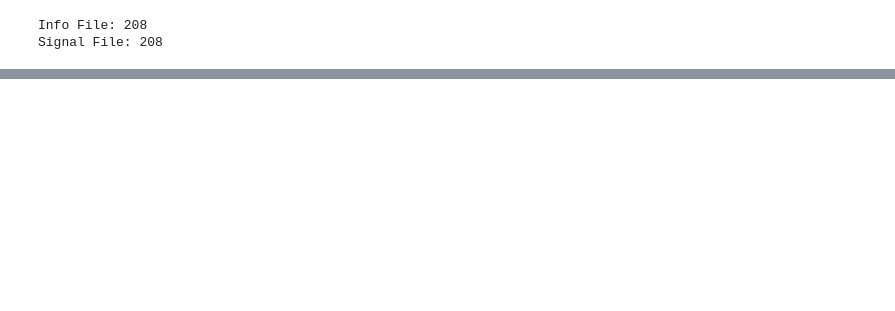
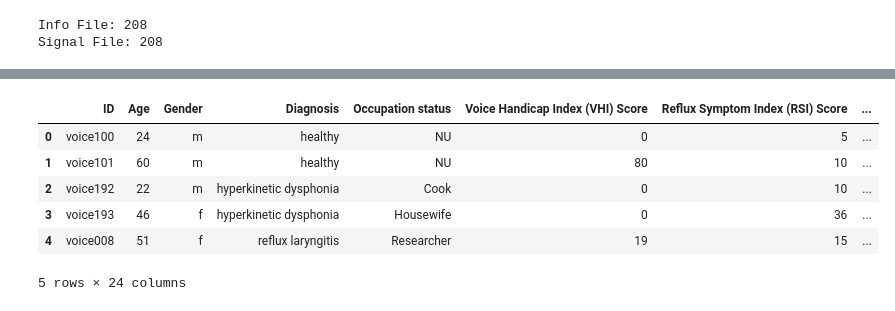
Before and after one commit to alyssahondrade/ml-perspectives-on-voice-disorder-diagnosis, a Jupyter notebook: data_exploration.ipynb, the cells around one changed output, grey strips where cells are left out. Cells and saved outputs as stored; diff of their text form; code cells hidden in the pictures; blank space fills up the shorter version.

Commit message:
converted the text files to a dataframe

```diff
--- a/data_exploration.ipynb
+++ b/data_exploration.ipynb
@@ -63,3 +64,37 @@ for file in files:
         # plt.xlabel('Sample Index')
         # plt.ylabel('Amplitude')
         # plt.show()
+# %%
+# Initialise the list to hold the dictionaries
+metadata_list = []
+
+# Parse the data in the info files
+for file in files:
+    # Initialise the dictionary to store the info
+    voice_metadata = dict()
+
+    # Look through info files only
+    if file.startswith("voice") and file.endswith("-info.txt"):
+        # Read the text file
+        with open(voiced_dataset + file, 'r') as file:
+            for line in file:
+                # print(line.strip())
+
+                # Split each line into a key, value pair using delimiter
+                key, value = map(str.strip, line.split('\t'))
+
+                # Ignore the empty lines by checking whitespaces
+                if not line.strip():
+                    continue
+                else:
+                    # Remove the colon
+                    key = key.replace(":", "")
+
+                    # Load the data to a dictionary
+                    voice_metadata[key] = value
+
+            # Append the dictionary to the list
+            metadata_list.append(voice_metadata)
+
+# Display the list of dictionaries
+metadata_list
@@ -65,0 +119,12 @@ for file in files:
+# %%
+# Convert the info contents to a DataFrame
+metadata_df = pd.DataFrame(metadata_list)
+metadata_df.head()
+# %% [output]
+|  | ID | Age | Gender | Diagnosis | Occupation status | Voice Handicap Index (VHI) Score | Reflux Symptom Index (RSI) Score | ... |
+| 0 | voice100 | 24 | m | healthy | NU | 0 | 5 | ... |
+| 1 | voice101 | 60 | m | healthy | NU | 80 | 10 | ... |
+| 2 | voice192 | 22 | m | hyperkinetic dysphonia | Cook | 0 | 10 | ... |
+| 3 | voice193 | 46 | f | hyperkinetic dysphonia | Housewife | 0 | 36 | ... |
+| 4 | voice008 | 51 | f | reflux laryngitis | Researcher | 19 | 15 | ... |
+5 rows × 24 columns
```
Also changed, not shown: parts of 2 cells of this notebook.
